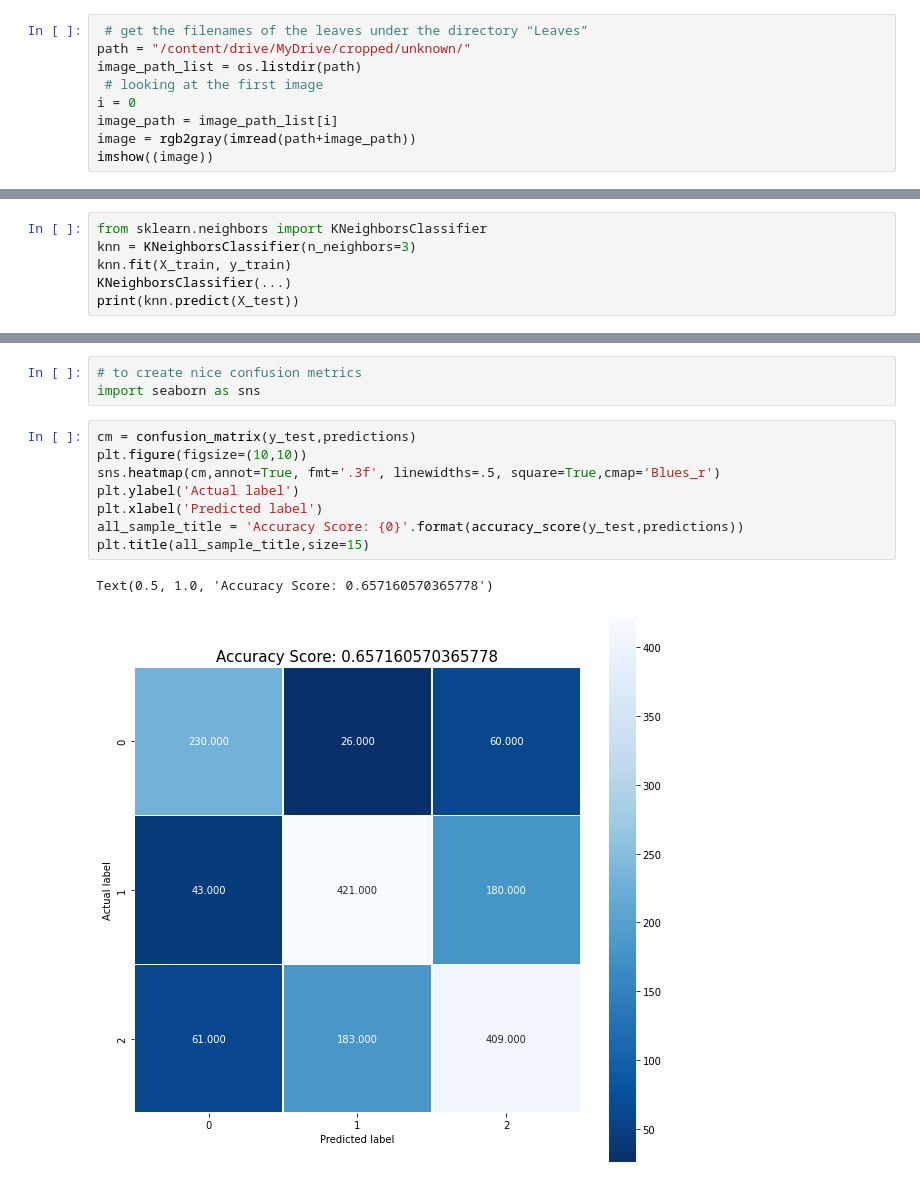
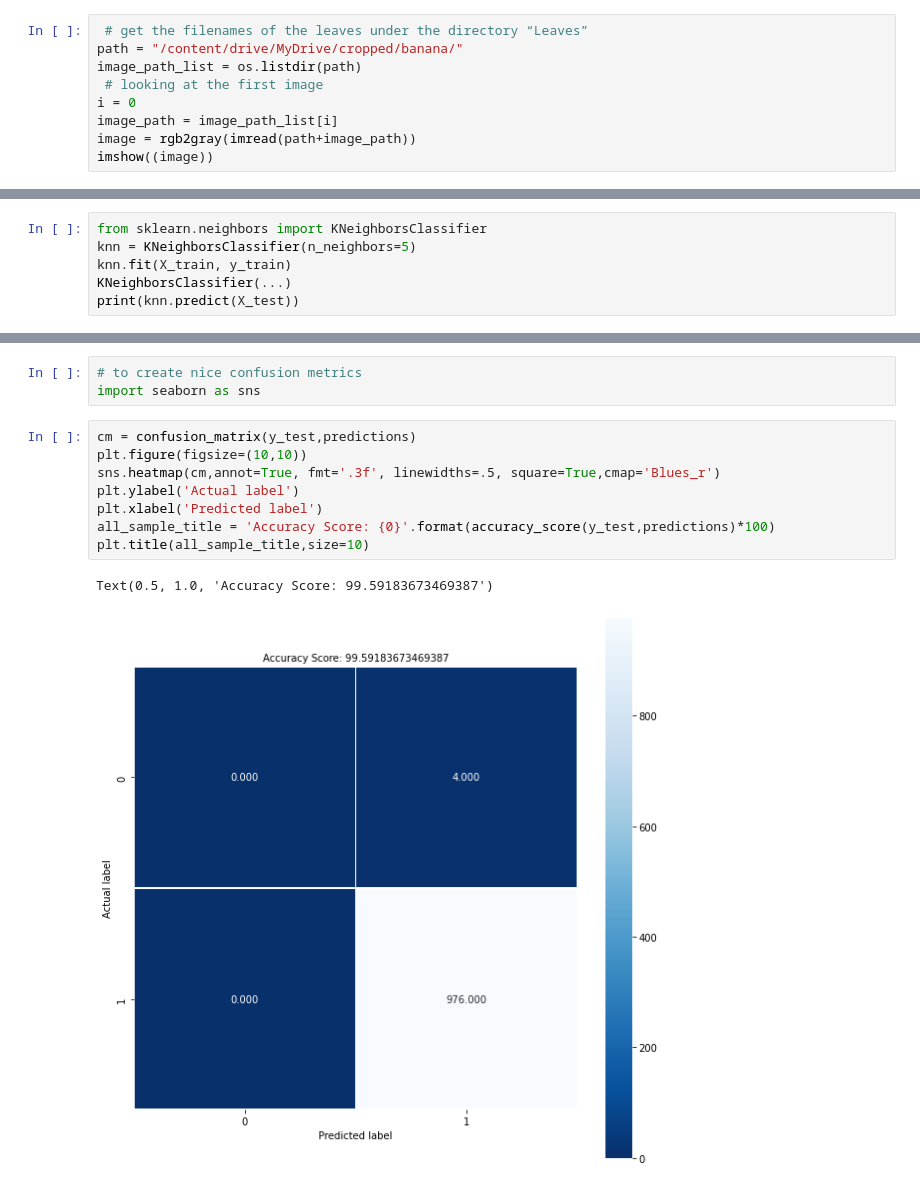
Before and after one commit to pirumba/computer_vision, a Jupyter notebook: cropsknnclassfier.ipynb, the cells around one changed output, grey strips where cells are left out. Drawn from its saved outputs; the diff is of its cells as text.

```diff
--- a/cropsknnclassfier.ipynb
+++ b/cropsknnclassfier.ipynb
@@ -22,7 +22,7 @@ drive.mount('/content/drive')
 Drive already mounted at /content/drive; to attempt to forcibly remount, call drive.mount("/content/drive", force_remount=True).
 # %%
  # get the filenames of the leaves under the directory “Leaves”
-path = "/content/drive/MyDrive/cropped/unknown/"
+path = "/content/drive/MyDrive/cropped/banana/"
 image_path_list = os.listdir(path)
  # looking at the first image
 i = 0
@@ -190,6 +193,6 @@ Text(0.5, 1.0, 'Accuracy Score: 0.6112833230006199')
 # %%
 from sklearn.neighbors import KNeighborsClassifier
-knn = KNeighborsClassifier(n_neighbors=3)
+knn = KNeighborsClassifier(n_neighbors=5)
 knn.fit(X_train, y_train)
 KNeighborsClassifier(...)
 print(knn.predict(X_test))
@@ -240,11 +258,11 @@ import seaborn as sns
 # %%
 cm = confusion_matrix(y_test,predictions)
 plt.figure(figsize=(10,10))
 sns.heatmap(cm,annot=True, fmt='.3f', linewidths=.5, square=True,cmap='Blues_r')
 plt.ylabel('Actual label')
 plt.xlabel('Predicted label')
-all_sample_title = 'Accuracy Score: {0}'.format(accuracy_score(y_test,predictions))
-plt.title(all_sample_title,size=15)
+all_sample_title = 'Accuracy Score: {0}'.format(accuracy_score(y_test,predictions)*100)
+plt.title(all_sample_title,size=10)
 # %% [output]
-Text(0.5, 1.0, 'Accuracy Score: 0.657160570365778')
+Text(0.5, 1.0, 'Accuracy Score: 99.59183673469387')
-[figure, old version]
+[figure, new version]
```
Also changed, not shown: parts of 14 cells of this notebook.
